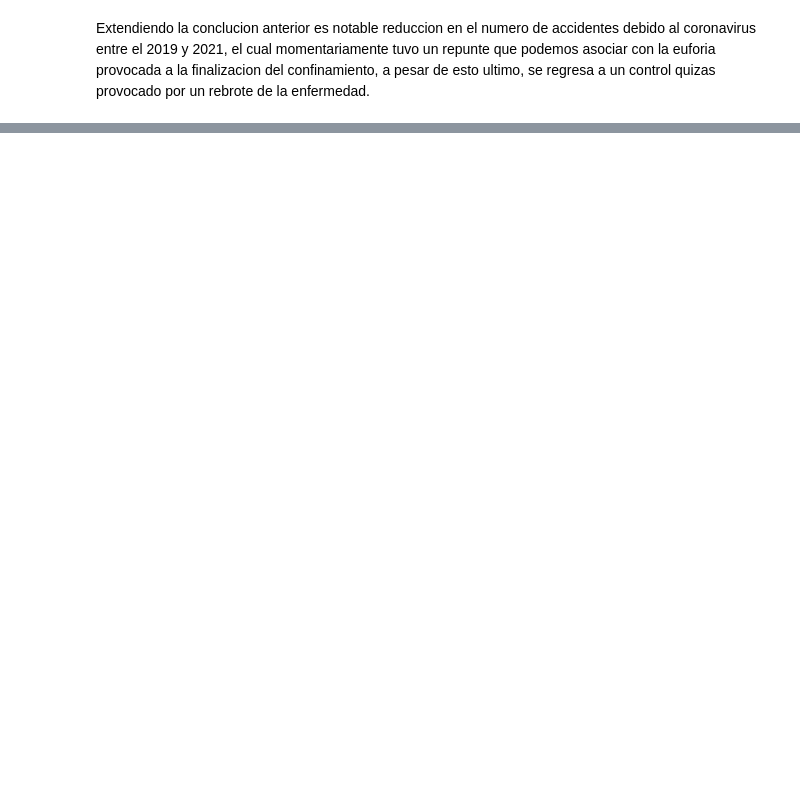
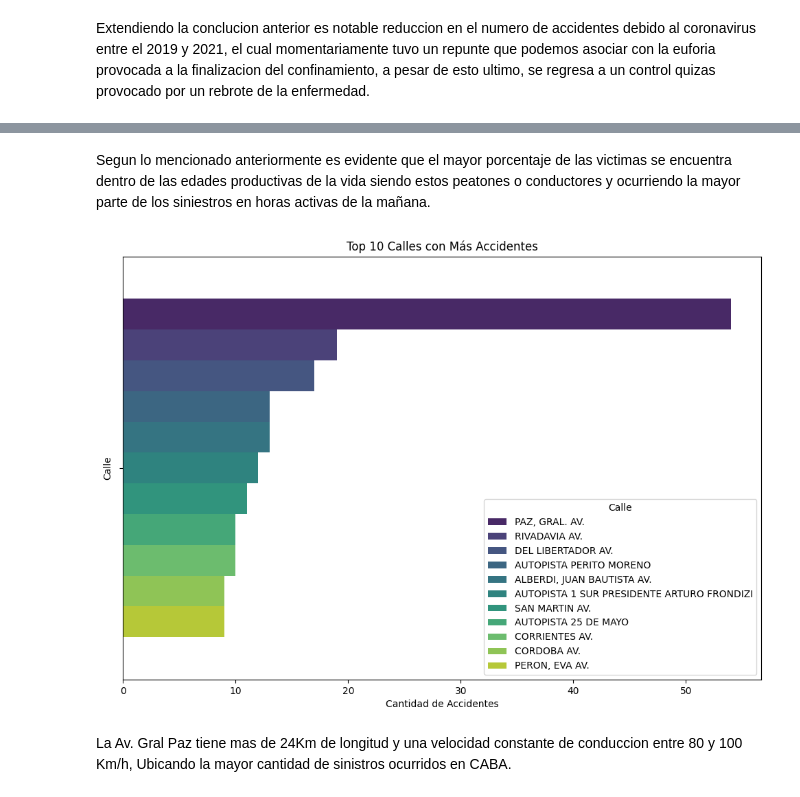
Before and after one commit to Edgarescribiendo/PI_2-Data_Analytics, a Jupyter notebook: EDA.ipynb, the cells around one changed output, grey strips where cells are left out. Cells and saved outputs as stored; diff of their text form; code cells hidden in the pictures; blank space fills up the shorter version.

```diff
--- a/EDA.ipynb
+++ b/EDA.ipynb
@@ -264,0 +286,15 @@ Extendiendo la conclucion anterior es notable reduccion en el numero de accident
+# %% [markdown]
+Segun lo mencionado anteriormente es evidente que el mayor porcentaje de las victimas se encuentra dentro de las edades productivas de la vida siendo estos peatones o conductores y ocurriendo la mayor parte de los siniestros en horas activas de la mañana.
+# %%
+plt.figure(figsize=(12, 8))
+top_calles = siniestros_data['Calle'].value_counts().head(11)  # Obtener los 10 calles con más accidentes + el valor 'No'
+top_calles = top_calles[top_calles.index != 'No']  # Filtrar el valor 'No'
+sns.barplot(x=top_calles.values, hue=top_calles.index, palette='viridis', legend=True)
+plt.title('Top 10 Calles con Más Accidentes')
+plt.xlabel('Cantidad de Accidentes')
+plt.ylabel('Calle')
+plt.show()
+# %% [output]
+[figure, added]
+# %% [markdown]
+La Av. Gral Paz tiene mas de 24Km de longitud y una velocidad constante de conduccion entre 80 y 100 Km/h, Ubicando la mayor cantidad de sinistros ocurridos en CABA.
```
Also changed, not shown: parts of 23 cells of this notebook, 3 other files.
